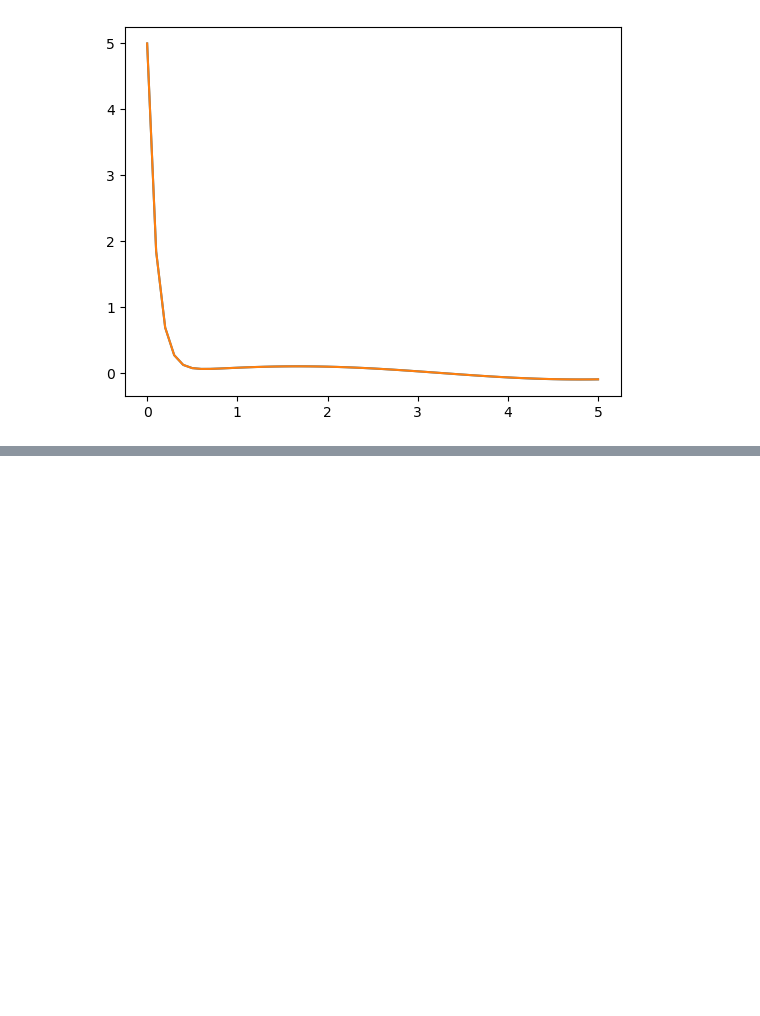
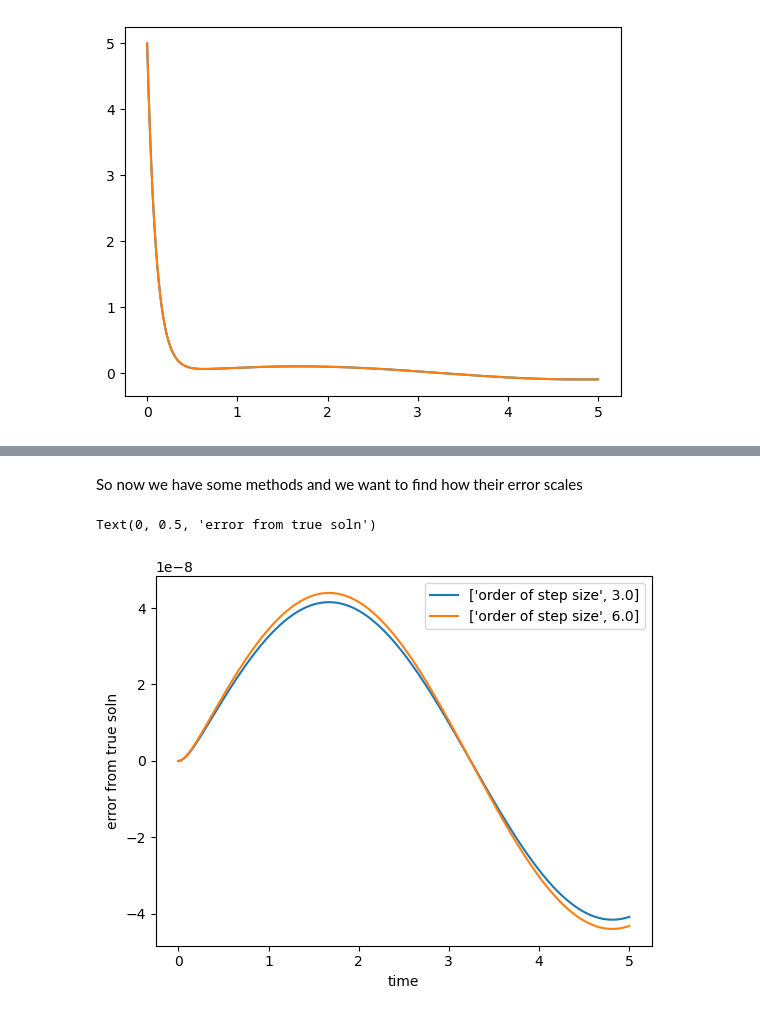
Before and after one commit to Gaffeyh/Research_Project, a Jupyter notebook: SimpleTest.ipynb, the cells around one changed output, grey strips where cells are left out. Saved outputs shown, nothing was run; the diff lists cells and outputs as text; code cells hidden in the pictures; blank space fills up the shorter version.

Commit message:
Error analysis. ETD2 diverging for h<<1 very strange

```diff
--- a/SimpleTest.ipynb
+++ b/SimpleTest.ipynb
@@ -116,7 +116,7 @@ def ETD2(Total_Time, Step_Size, Initial_Condition):
         uvec[i+1] = timestep(uvec[i], I, h)
     return uvec,tvec
 # %%
-y2,x2 = ETD2(5,0.1,5)
+y2,x2 = ETD2(T,h,u_0)
 # %%
 plt.plot(x2,y2)
 plt.plot(x,U_true(x,5))
@@ -130,0 +131,14 @@ plt.plot(x,np.abs(y2 - U_true(x,5)))
+# %% [markdown]
+So now we have some methods and we want to find how their error scales
+# %%
+T = Total_Time = 5
+u_0 = Initial_Condition = 5
+# %%
+## lets make a vector to store the range of step size values we want to test
+errorN = 13
+
+
+Test_H = np.zeros(errorN)
+
+for i in range(0,errorN):
+    Test_H[i] = 10**(-i/2)
@@ -130,0 +147,21 @@ plt.plot(x,np.abs(y2 - U_true(x,5)))
+# %%
+Error_Vec1 = np.zeros(errorN)
+Error_Vec2 = np.zeros(errorN)
+
+for i in range(0, errorN):
+    (y1,x) = ETD1(T, Test_H[i], u_0)
+    y2 = ETD2(T, Test_H[i], u_0)[0]
+    yTrue = U_true(x,u_0)
+
+    if i == 6:
+        plt.plot(x,y2-yTrue, label = ["order of step size" , i/2])
+    elif i == 12:
+        plt.plot(x,y2-yTrue, label = ["order of step size" , i/2])
+    Error_Vec1[i] = np.linalg.norm(y1-yTrue)
+    Error_Vec2[i] = np.linalg.norm(y2-yTrue)
+plt.legend()
+plt.xlabel("time")
+plt.ylabel("error from true soln")
+# %% [output]
+Text(0, 0.5, 'error from true soln')
+[figure, added]
```
Also changed, not shown: parts of 10 cells of this notebook.
